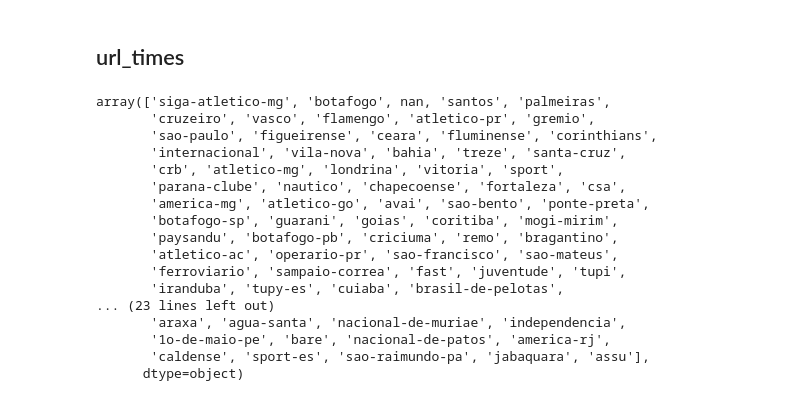
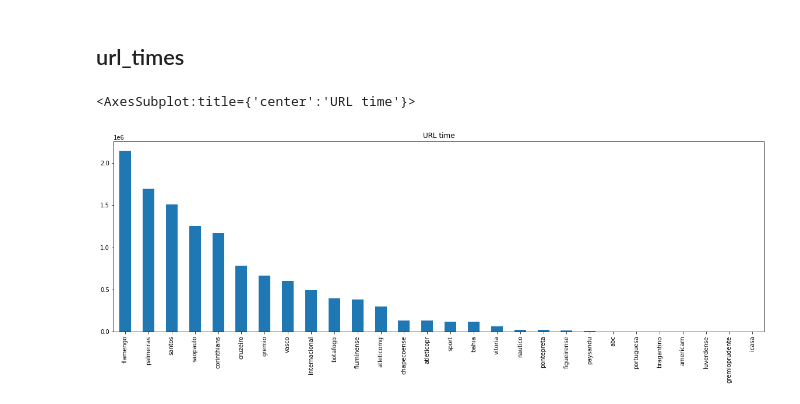
Before and after one commit to Eduardo1000/globo_case, a Jupyter notebook: AED.ipynb, the cells around one changed output. Cells and saved outputs as stored; diff of their text form; code cells hidden in the pictures.

```diff
--- a/AED.ipynb
+++ b/AED.ipynb
@@ -267,7 +267,7 @@ df_consumo['tempo'].describe(percentiles=[.25, .5, .75, .9, .95, .99, .999]).rou
 # %% [markdown]
 ## links
 # %%
-am = df_consumo[:300000].copy()
+am = df_consumo[:].copy()
 # %%
 # remove o nome do site, pega apenas os argumentos
 am['url'] = am['url'].str.split(".com/").str.get(1)
@@ -561,26 +530,13 @@ am[am[['url_campeonato', 'url_times']].isna().all(axis=1)]
 ## url_times
 # %%
 am['url_times'].unique()
-# %% [output]
-array(['siga-atletico-mg', 'botafogo', nan, 'santos', 'palmeiras',
-       'cruzeiro', 'vasco', 'flamengo', 'atletico-pr', 'gremio',
-       'sao-paulo', 'figueirense', 'ceara', 'fluminense', 'corinthians',
-       'internacional', 'vila-nova', 'bahia', 'treze', 'santa-cruz',
-       'crb', 'atletico-mg', 'londrina', 'vitoria', 'sport',
-       'parana-clube', 'nautico', 'chapecoense', 'fortaleza', 'csa',
-       'america-mg', 'atletico-go', 'avai', 'sao-bento', 'ponte-preta',
-       'botafogo-sp', 'guarani', 'goias', 'coritiba', 'mogi-mirim',
-       'paysandu', 'botafogo-pb', 'criciuma', 'remo', 'bragantino',
-       'atletico-ac', 'operario-pr', 'sao-francisco', 'sao-mateus',
-       'ferroviario', 'sampaio-correa', 'fast', 'juventude', 'tupi',
-       'iranduba', 'tupy-es', 'cuiaba', 'brasil-de-pelotas',
-... (23 lines left out)
-       'araxa', 'agua-santa', 'nacional-de-muriae', 'independencia',
-       '1o-de-maio-pe', 'bare', 'nacional-de-patos', 'america-rj',
-       'caldense', 'sport-es', 'sao-raimundo-pa', 'jabaquara', 'assu'],
-      dtype=object)
 # %%
 nome_times = df_bem_time['TIME'].str.replace('-', '').str.replace(' ', '').str.lower().unique()
 am['url_times'] = am['url_times'].str.lower().str.replace('-', '').str.replace(' ', '').str.replace('siga', '')
 valid = am['url_times'].isin(nome_times)
 am.loc[valid==False, 'url_times'] = None
+# %%
+am['url_times'].value_counts().plot.bar(figsize=(20, 6), title='URL time')
+# %% [output]
+<AxesSubplot:title={'center':'URL time'}>
+[figure, added]
```
Also changed, not shown: parts of 7 cells of this notebook, 3 other files.
